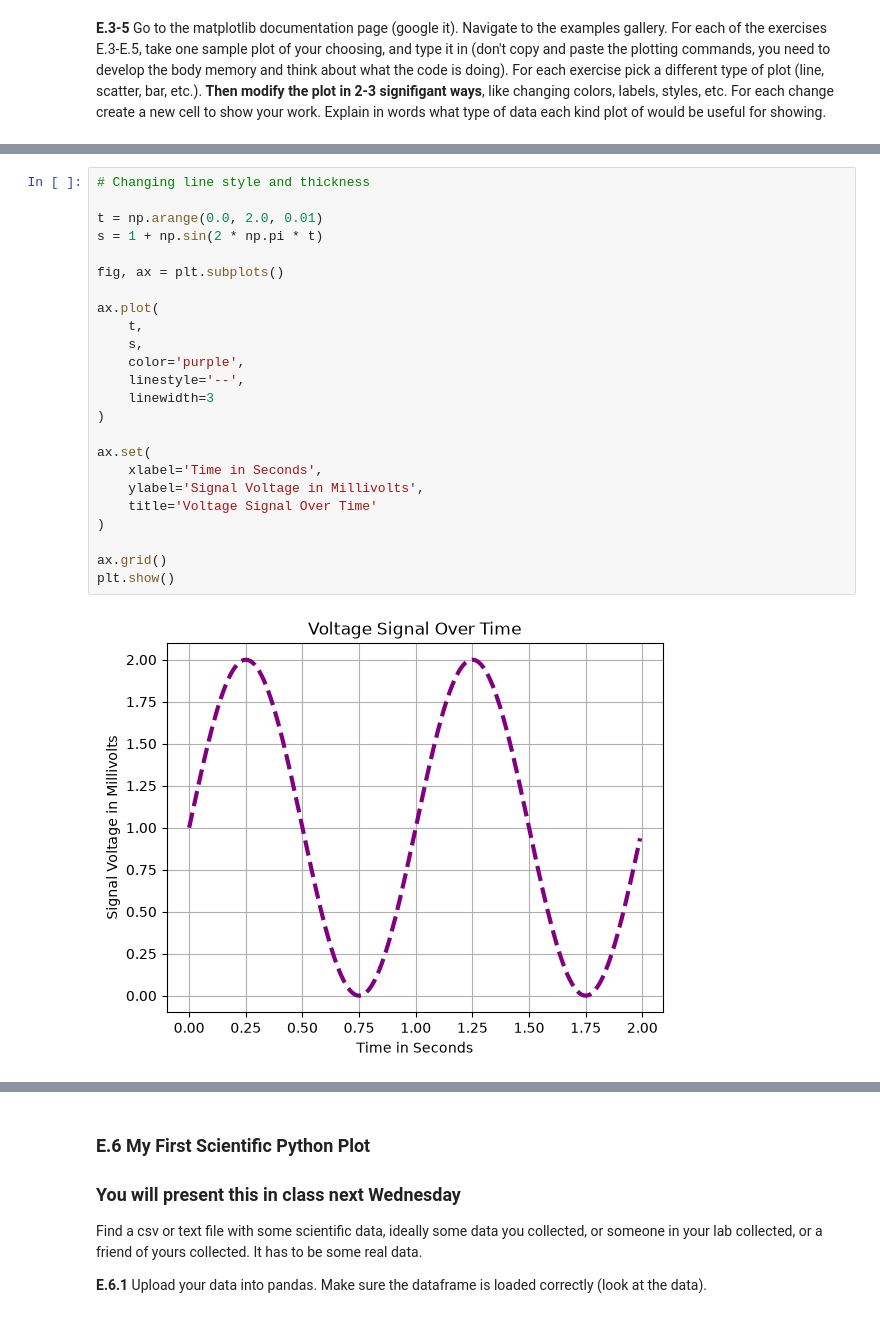
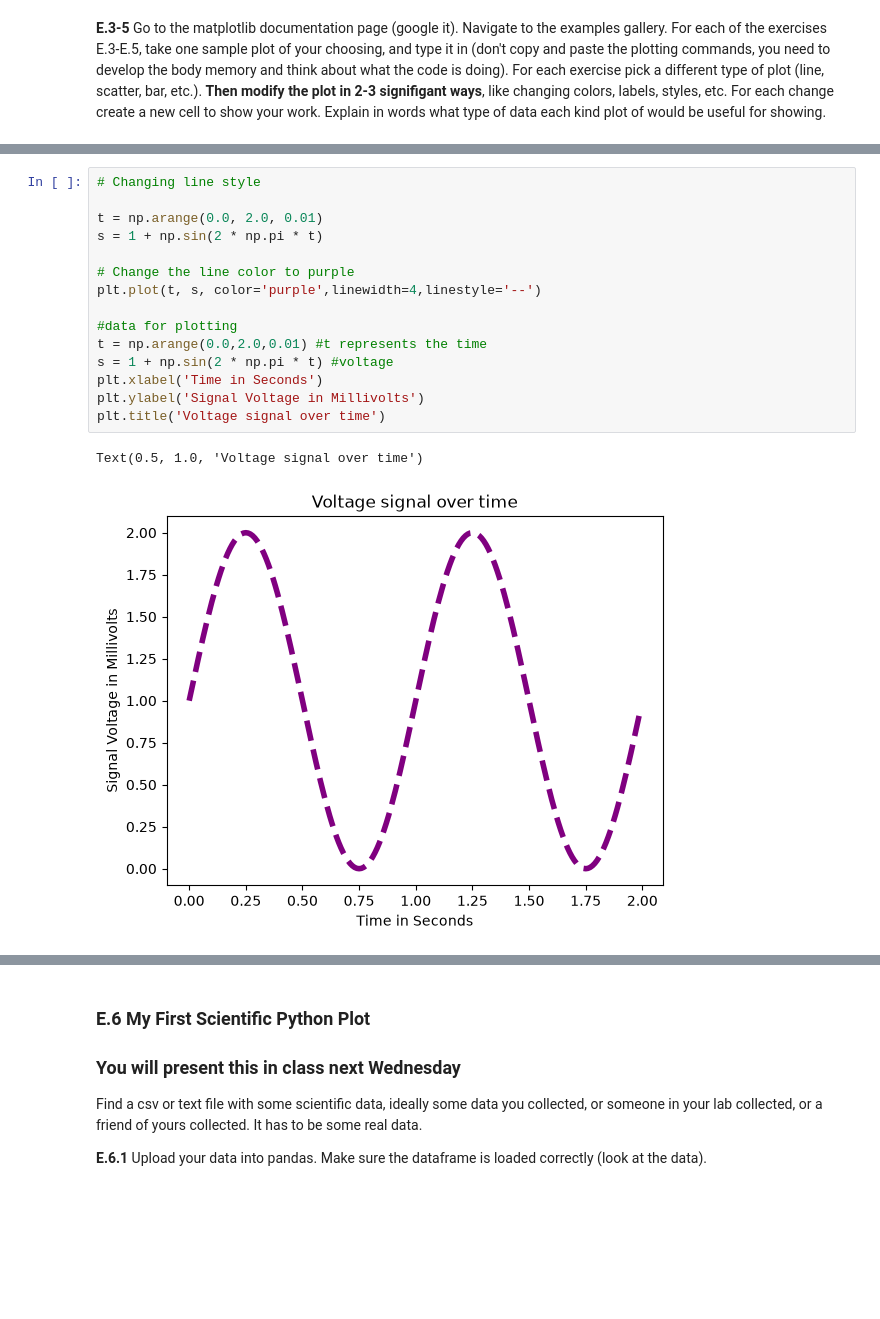
Before and after one commit to chsharrison/Sci_comp_F26, a Jupyter notebook: Taherunnesa_Rahi/Lab3.1_F26.ipynb, the cells around one changed output, grey strips where cells are left out. Cells and saved outputs as stored; diff of their text form; blank space fills up the shorter version.

```diff
--- a/Taherunnesa_Rahi/Lab3.1_F26.ipynb
+++ b/Taherunnesa_Rahi/Lab3.1_F26.ipynb
@@ -535,26 +529,18 @@ plt.show()
 # %%
-# Changing line style and thickness
+# Changing line style
 
 t = np.arange(0.0, 2.0, 0.01)
 s = 1 + np.sin(2 * np.pi * t)
 
-fig, ax = plt.subplots()
+# Change the line color to purple
+plt.plot(t, s, color='purple',linewidth=4,linestyle='--')
 
-ax.plot(
-    t,
-    s,
-    color='purple',
-    linestyle='--',
-    linewidth=3
-)
-
-ax.set(
-    xlabel='Time in Seconds',
-    ylabel='Signal Voltage in Millivolts',
-    title='Voltage Signal Over Time'
-)
-
-ax.grid()
-plt.show()
+#data for plotting
+t = np.arange(0.0,2.0,0.01) #t represents the time
+s = 1 + np.sin(2 * np.pi * t) #voltage
+plt.xlabel('Time in Seconds')
+plt.ylabel('Signal Voltage in Millivolts')
+plt.title('Voltage signal over time')
 # %% [output]
+Text(0.5, 1.0, 'Voltage signal over time')
-[figure, old version]
+[figure, new version]
```
Also changed, not shown: parts of 39 cells of this notebook.
